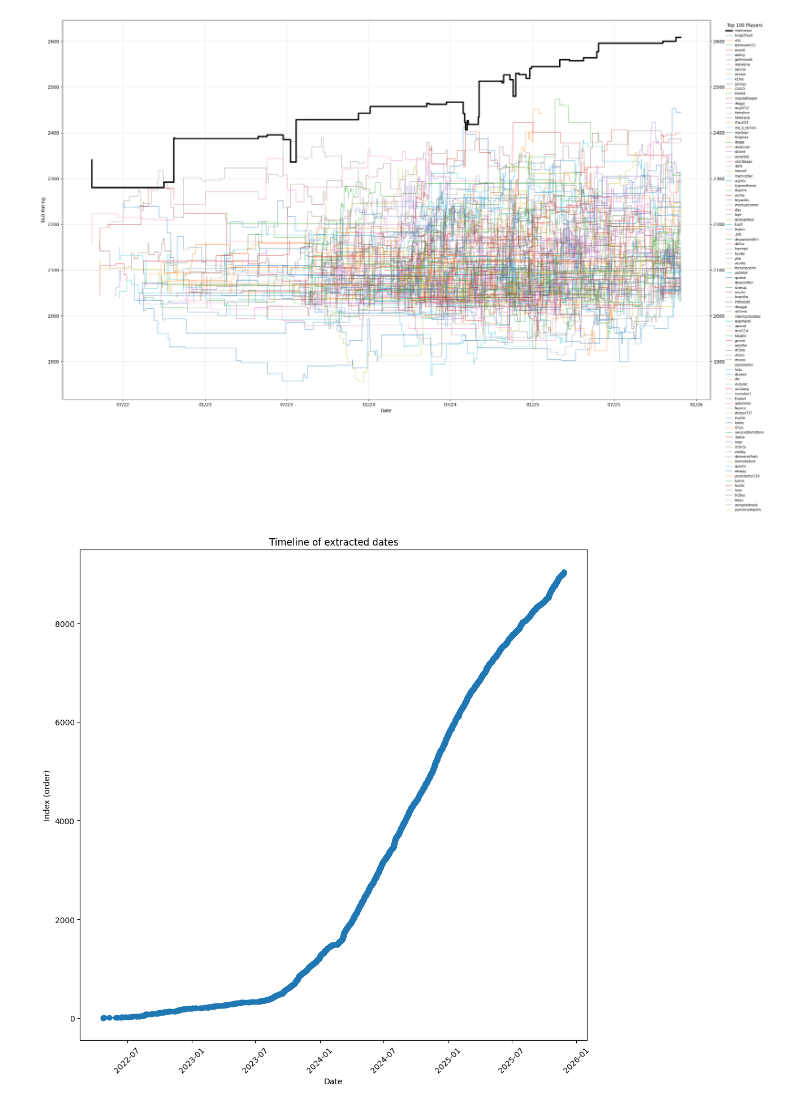
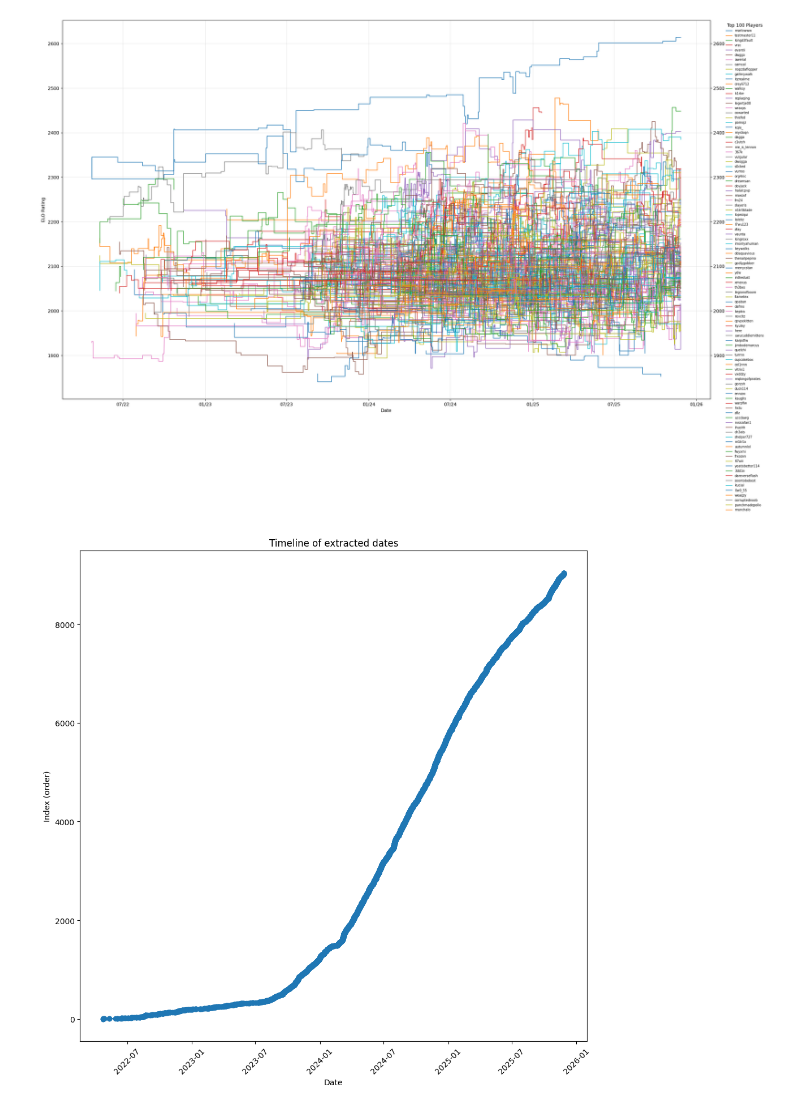
Before and after one commit to ProfX33/mctiers-elo, a Jupyter notebook: elo-analysis.ipynb, the cells around one changed output. Drawn from its saved outputs; the diff is of its cells as text; code cells hidden in the pictures.

```diff
--- a/elo-analysis.ipynb
+++ b/elo-analysis.ipynb
@@ -377,28 +337,32 @@ Rank Player                   ELO    Peak    Tier  PeakTier
 # %%
 import requests
 
-url = "https://mctiers.com/api/tier/vanilla?count=50&from=0"
+url = "https://mctiers.com/api/tier/vanilla?count=50&from="
 
 lt3, ht3, lt2, ht2, lt1, ht1 = [], [], [], [], [], []
 
-response = requests.get(url)
-rankings = response.json()
 
-for tierindex in range(3): # the tiers: 0 = T1, 1 = T2, 2 = T3 ...
-    for playerranking in rankings["rankings"][tierindex]: # the players within each tier
-        playeruuid = playerranking[0]
-        playername = rankings["players"][playeruuid]["name"].lower()
-        pos = playerranking[1] # high or low (pos = 0: high; pos = 1: low)
 
-        print(playername)
+for i in range(160):
+    print(i)
+    response = requests.get(f"{url}{50*i}")
+    rankings = response.json()
 
-        # ---- CLASSIFICATION LOGIC ----
-        if tierindex == 0:
-            (ht1 if pos == 0 else lt1).append(playername)
-        elif tierindex == 1:
-            (ht2 if pos == 0 else lt2).append(playername)
-        elif tierindex == 2:
-            (ht3 if pos == 0 else lt3).append(playername)
+    for tierindex in range(3): # the tiers: 0 = T1, 1 = T2, 2 = T3 ...
+        for playerranking in rankings["rankings"][tierindex]: # the players within each tier
+            playeruuid = playerranking[0]
+            playername = rankings["players"][playeruuid]["name"].lower()
+            pos = playerranking[1] # high or low (pos = 0: high; pos = 1: low)
+
+            print(playername)
+
+            # ---- CLASSIFICATION LOGIC ----
+            if tierindex == 0:
+                (ht1 if pos == 0 else lt1).append(playername)
+            elif tierindex == 1:
+                (ht2 if pos == 0 else lt2).append(playername)
+            elif tierindex == 2:
+                (ht3 if pos == 0 else lt3).append(playername)
 
 
 print(lt2)
@@ -452,5 +398,7 @@ tier_data = {
     "LT1": get_elos(lt1, players),
     "HT2": get_elos(ht2, players),
     "LT2": get_elos(lt2, players),
+    "HT3": get_elos(ht3, players),
+    "LT3": get_elos(lt3, players),
     #"all": get_elos(players, players),
 }
@@ -531,7 +472,7 @@ plt.boxplot(
 
 # Overlay individual points
 for i, (tier, elos) in enumerate(tier_data.items(), start=1):
-    jitter = np.random.normal(0, 0.05, size=len(elos))  # add random horizontal offset
+    jitter = np.random.normal(0, 0.1, size=len(elos))  # add random horizontal offset
     plt.scatter(
         np.full(len(elos), i) + jitter,
         elos,
@@ -734,14 +675,14 @@ def plot_elo_progress(players, sample=None, highlight=None, extend_cutoff_days=2
     plt.show()
 # %%
 top_n = 500
-top_players = sorted(players.items(), key=lambda kv: kv[1]["elo"], reverse=True)[:top_n]
+top_players = sorted(players.items(), key=lambda kv: kv[1]["peak"], reverse=True)[:top_n]
 
 #plot_elo_progress(dict(top_players), sample=["itzrealme", "dreamsan", "marlowww", "crey6712", "camcal", "awerial", "evantii", "wraxps", "gallerywalk"]) # All former HT1s
 #plot_elo_progress(dict(top_players), sample=["jaoling", "cowarted", "asteroides", "revcltz", "walksy", "awerial", "2sap", "replaqing", "turrnn", "me_is_lennon", "halalcpvp", "vrzc", "tokenu", "jesprr", "nopzdaflopper", "mystoqn", "vulgular", "lalekz", "daquaviousblm", "quelchi"]) # EU PLAYERS
 
-plot_elo_progress(dict(top_players), highlight=["marlowww"], extend_cutoff_days=60)
+plot_elo_progress(dict(top_players), highlight=[], extend_cutoff_days=40)
 # %% [output]
-[figure, old version]
+[figure, new version]
 # %%
 # FIND LARGE TIME GAPS IN COPY PASTED DATA
 
```
Also changed, not shown: parts of 10 cells of this notebook.
